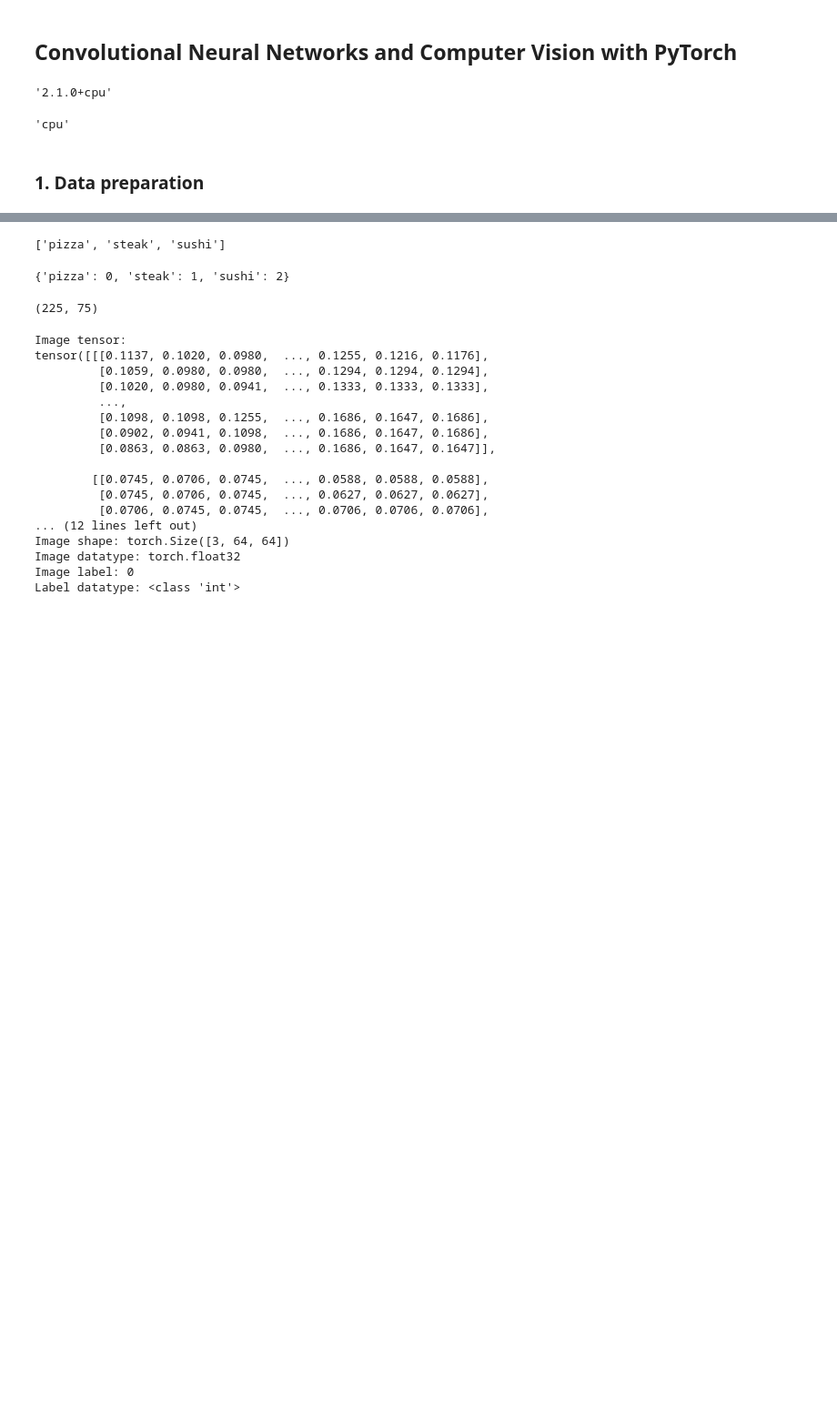
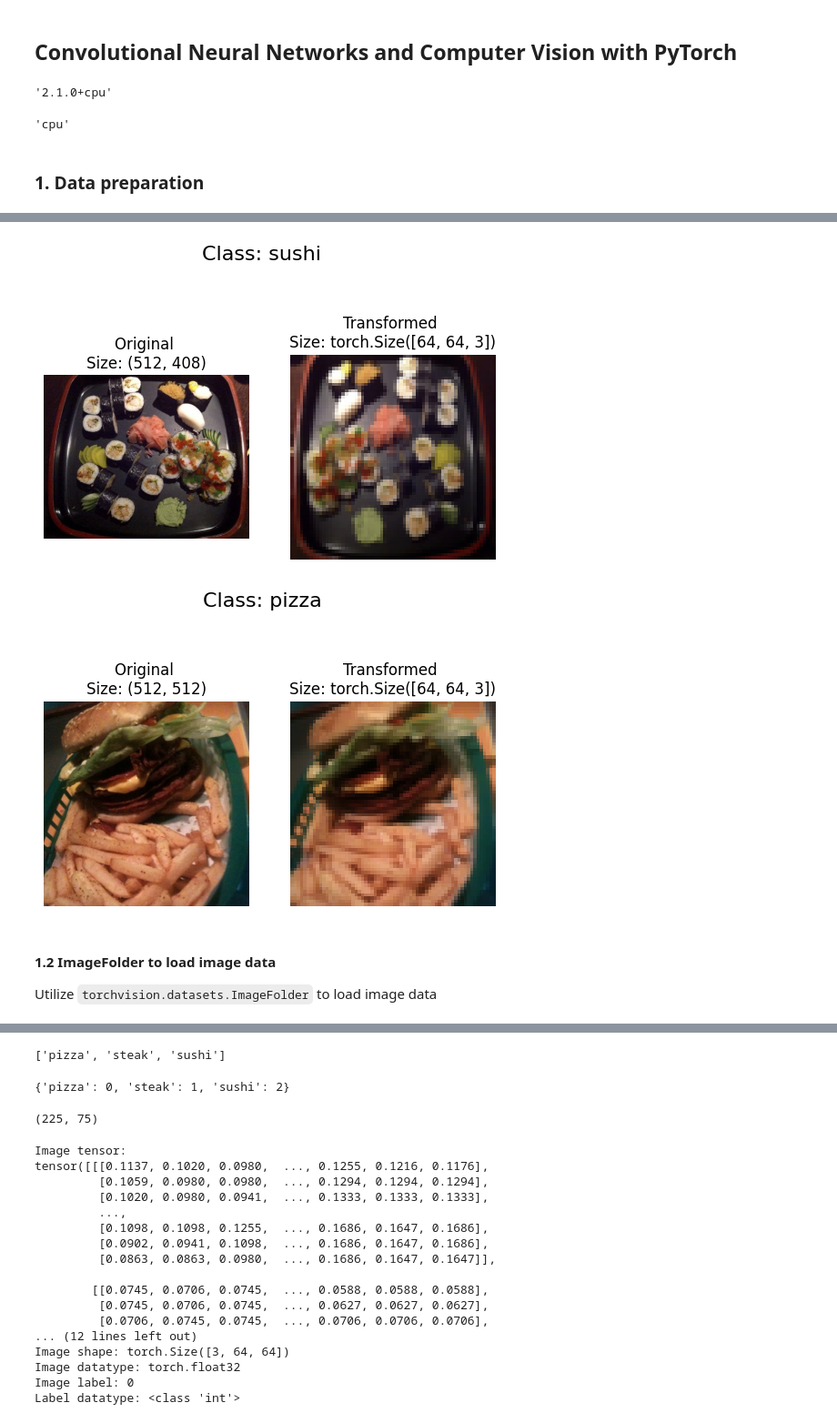
Before and after one commit to christopher192/deep-learning-tensorflow-pytorch, a Jupyter notebook: 04-food-classification-cnn-pytorch.ipynb, the cells around one changed output, grey strips where cells are left out. Shown at 91% size. Saved outputs shown, nothing was run; the diff lists cells and outputs as text; code cells hidden in the pictures; blank space fills up the shorter version.

```diff
--- a/04-food-classification-cnn-pytorch.ipynb
+++ b/04-food-classification-cnn-pytorch.ipynb
@@ -29 +214,11 @@ data_transform = transforms.Compose([
+# %%
+# Use function to plotting
+plot_transformed_image(image_path_list, transform = data_transform, n = 2)
+# %% [output]
+[figure, added]
+[figure, added]
+# %% [markdown]
+#### 1.2 ImageFolder to load image data
+
+Utilize `torchvision.datasets.ImageFolder` to load image data
 # %%
```
Also changed, not shown: parts of 38 cells of this notebook.
